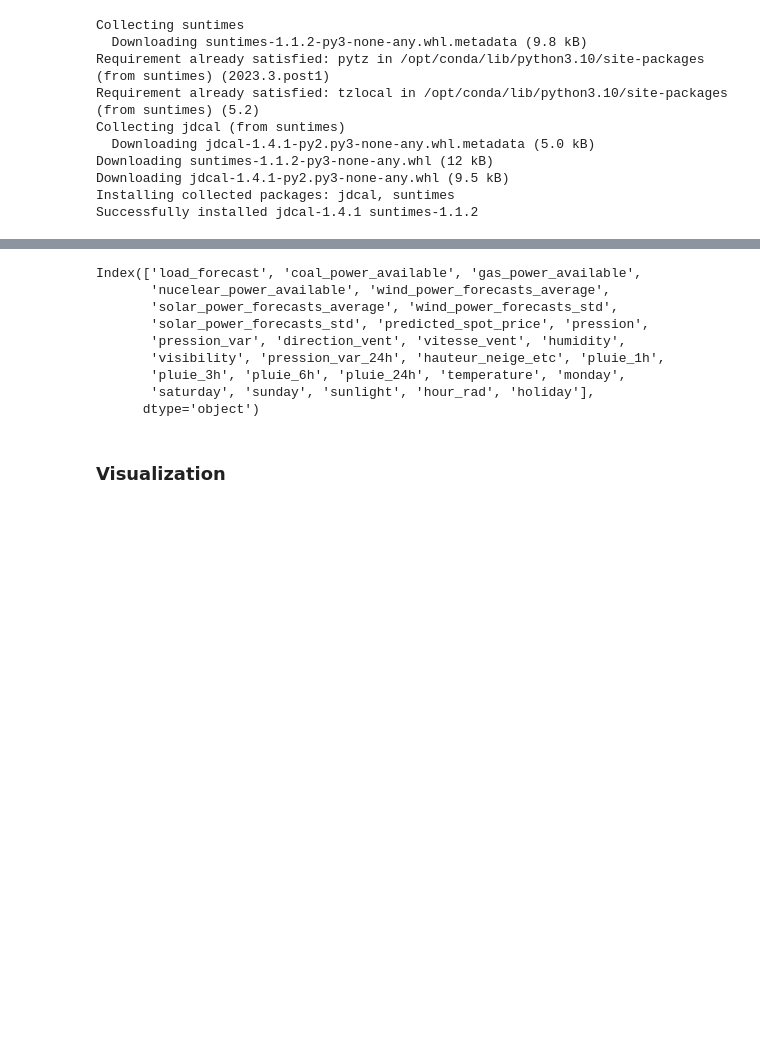
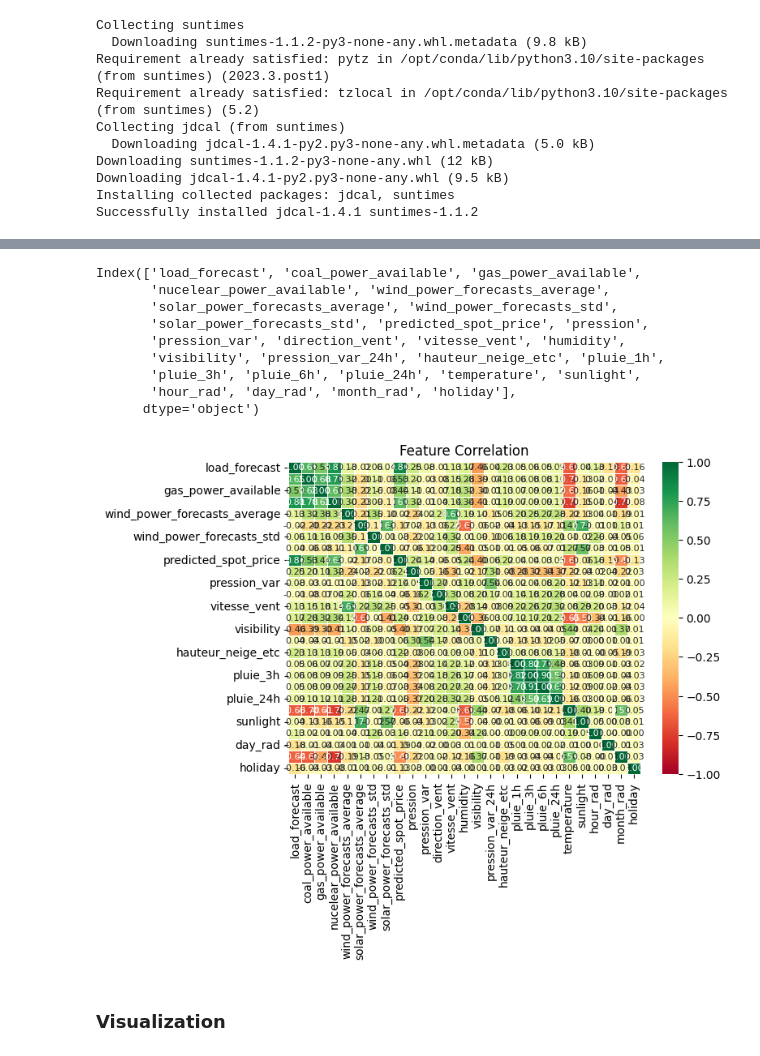
Before and after one commit to nour-m-bouayed/data_challenge_elmy, a Jupyter notebook: notebooks/data-challenge-elmy.ipynb, the cells around one changed output, grey strips where cells are left out. Saved outputs shown, nothing was run; the diff lists cells and outputs as text; code cells hidden in the pictures; blank space fills up the shorter version.

```diff
--- a/notebooks/data-challenge-elmy.ipynb
+++ b/notebooks/data-challenge-elmy.ipynb
@@ -461,19 +466,19 @@ x_train_we = pd.concat((x_train_imputed,weather_france.loc[x_train_imputed.index
 x_test_we = pd.concat((x_test_imputed,weather_france.loc[x_test_imputed.index,:]),axis=1)
 x_train_transition_test_we = pd.concat((x_train_transition_test,weather_france.loc[x_train_transition_test.index,:]),axis=1)
 # %%
-# JOURNEES SPECIALES -----------------------------------------
-#Monday, Saturday, Sunday
-x_train_we['monday'] = (x_train_we.index.dayofweek == 0).astype(int)
-x_train_we['saturday'] = (x_train_we.index.dayofweek == 5).astype(int)
-x_train_we['sunday'] = (x_train_we.index.dayofweek == 6).astype(int)
+# # JOURNEES SPECIALES -----------------------------------------
+# #Monday, Saturday, Sunday
+# x_train_we['monday'] = (x_train_we.index.dayofweek == 0).astype(int)
+# x_train_we['saturday'] = (x_train_we.index.dayofweek == 5).astype(int)
+# x_train_we['sunday'] = (x_train_we.index.dayofweek == 6).astype(int)
 
-x_test_we['monday'] = (x_test_we.index.dayofweek == 0).astype(int)
-x_test_we['saturday'] = (x_test_we.index.dayofweek == 5).astype(int)
-x_test_we['sunday'] = (x_test_we.index.dayofweek == 6).astype(int)
+# x_test_we['monday'] = (x_test_we.index.dayofweek == 0).astype(int)
+# x_test_we['saturday'] = (x_test_we.index.dayofweek == 5).astype(int)
+# x_test_we['sunday'] = (x_test_we.index.dayofweek == 6).astype(int)
 
-x_train_transition_test_we['monday'] = (x_train_transition_test_we.index.dayofweek == 0).astype(int)
-x_train_transition_test_we['saturday'] = (x_train_transition_test_we.index.dayofweek == 5).astype(int)
-x_train_transition_test_we['sunday'] = (x_train_transition_test_we.index.dayofweek == 6).astype(int)
+# x_train_transition_test_we['monday'] = (x_train_transition_test_we.index.dayofweek == 0).astype(int)
+# x_train_transition_test_we['saturday'] = (x_train_transition_test_we.index.dayofweek == 5).astype(int)
+# x_train_transition_test_we['sunday'] = (x_train_transition_test_we.index.dayofweek == 6).astype(int)
 # %%
 !pip install suntimes
 # %% [output]
@@ -514,6 +519,14 @@ x_train_transition_test_we.drop(['sunrise','sunset'], axis=1, inplace=True)
 x_test_we["hour_rad"] = (2*np.pi*x_test_we.index.hour/24) % (2*np.pi)
 x_train_we["hour_rad"] = (2*np.pi*x_train_we.index.hour/24) % (2*np.pi)
 x_train_transition_test_we["hour_rad"] = (2*np.pi*x_train_transition_test_we.index.hour/24) % (2*np.pi)
+
+x_test_we["day_rad"] = (2*np.pi*x_test_we.index.dayofweek/7) % (2*np.pi)
+x_train_we["day_rad"] = (2*np.pi*x_train_we.index.dayofweek/7) % (2*np.pi)
+x_train_transition_test_we["day_rad"] = (2*np.pi*x_train_transition_test_we.index.dayofweek/7) % (2*np.pi)
+
+x_test_we["month_rad"] = (2*np.pi*x_test_we.index.month/12) % (2*np.pi)
+x_train_we["month_rad"] = (2*np.pi*x_train_we.index.month/12) % (2*np.pi)
+x_train_transition_test_we["month_rad"] = (2*np.pi*x_train_transition_test_we.index.month/12) % (2*np.pi)
 # %%
 !pip install jours_feries_france
 # %% [output]
@@ -553,6 +566,10 @@ Index(['load_forecast', 'coal_power_available', 'gas_power_available',
        'solar_power_forecasts_std', 'predicted_spot_price', 'pression',
        'pression_var', 'direction_vent', 'vitesse_vent', 'humidity',
        'visibility', 'pression_var_24h', 'hauteur_neige_etc', 'pluie_1h',
-       'pluie_3h', 'pluie_6h', 'pluie_24h', 'temperature', 'monday',
-       'saturday', 'sunday', 'sunlight', 'hour_rad', 'holiday'],
+       'pluie_3h', 'pluie_6h', 'pluie_24h', 'temperature', 'sunlight',
+       'hour_rad', 'day_rad', 'month_rad', 'holiday'],
       dtype='object')
+# %%
+feat_corr(x_train_we)
+# %% [output]
+[figure, added]
```
Also changed, not shown: parts of 70 cells of this notebook, 3 other files.
